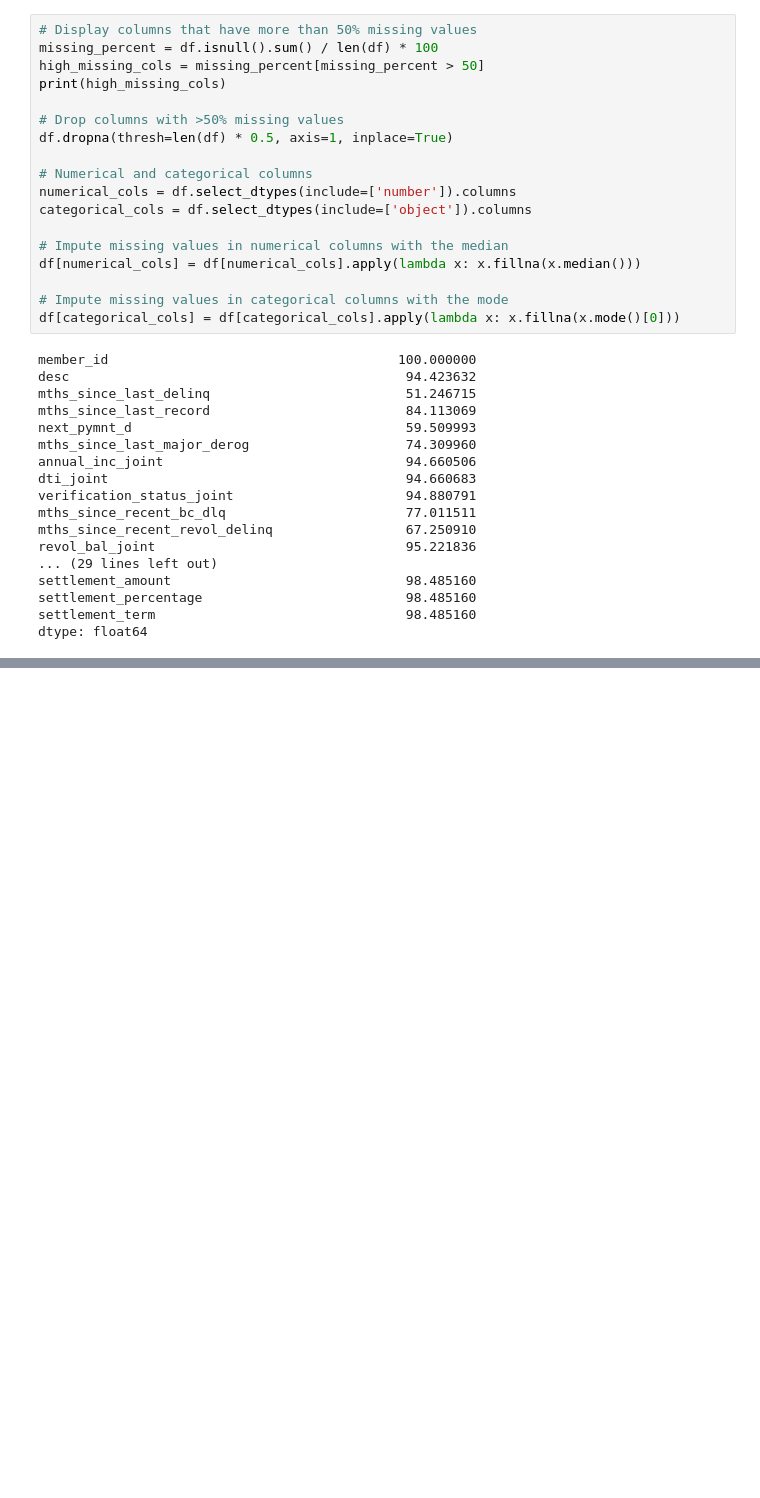
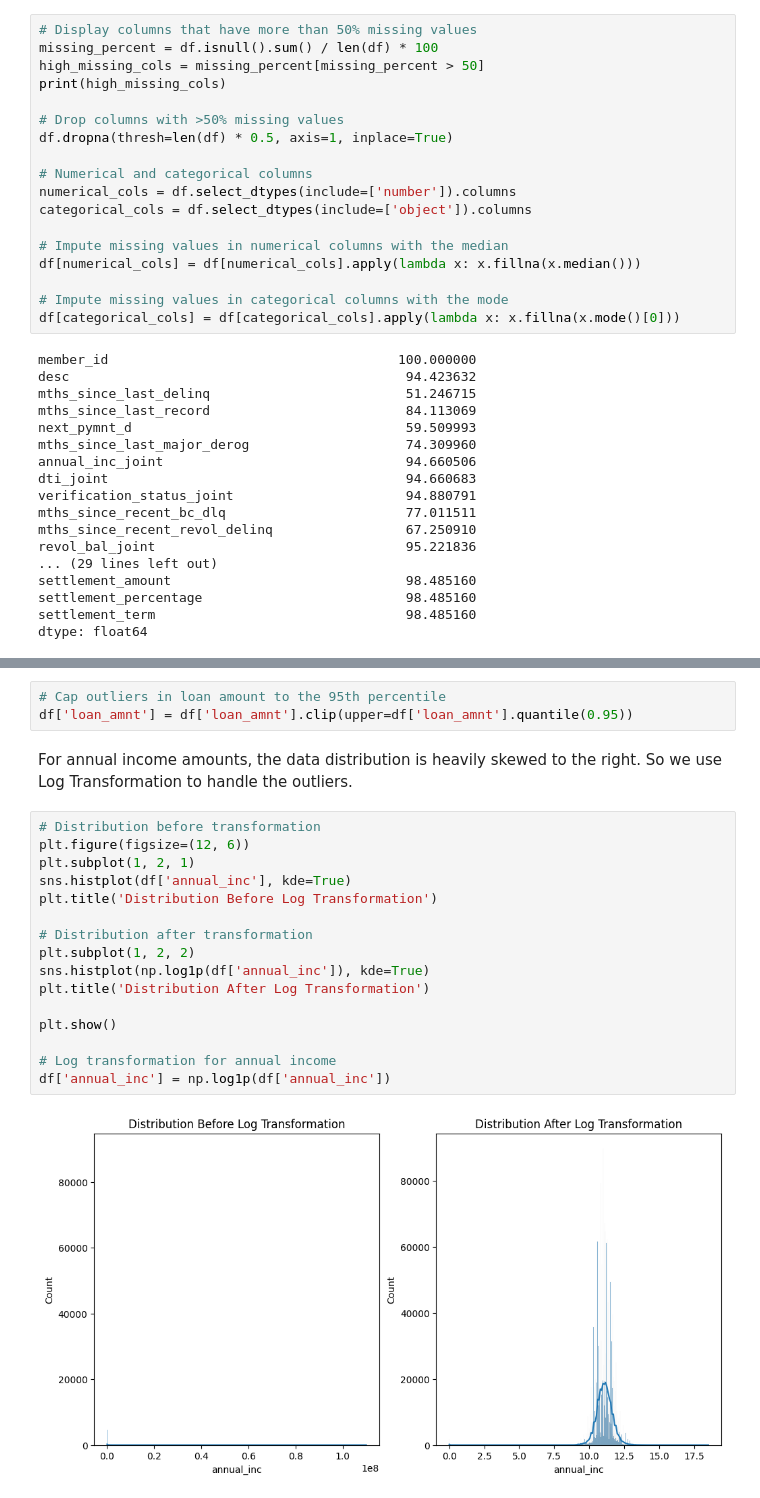
Before and after one commit to ghsaberr/loan-default-prediction, a Jupyter notebook: loan-default-prediction.ipynb, the cells around one changed output, grey strips where cells are left out. Drawn from its saved outputs; the diff is of its cells as text; blank space fills up the shorter version.

Commit message:
Handling outliers

```diff
--- a/loan-default-prediction.ipynb
+++ b/loan-default-prediction.ipynb
@@ -269,0 +273,23 @@ dtype: float64
+# %%
+# Cap outliers in loan amount to the 95th percentile
+df['loan_amnt'] = df['loan_amnt'].clip(upper=df['loan_amnt'].quantile(0.95))
+# %% [markdown]
+For annual income amounts, the data distribution is heavily skewed to the right. So we use Log Transformation to handle the outliers.
+# %%
+# Distribution before transformation
+plt.figure(figsize=(12, 6))
+plt.subplot(1, 2, 1)
+sns.histplot(df['annual_inc'], kde=True)
+plt.title('Distribution Before Log Transformation')
+
+# Distribution after transformation
+plt.subplot(1, 2, 2)
+sns.histplot(np.log1p(df['annual_inc']), kde=True)
+plt.title('Distribution After Log Transformation')
+
+plt.show()
+
+# Log transformation for annual income
+df['annual_inc'] = np.log1p(df['annual_inc'])
+# %% [output]
+[figure, added]
```
Also changed, not shown: parts of 1 cell of this notebook.
